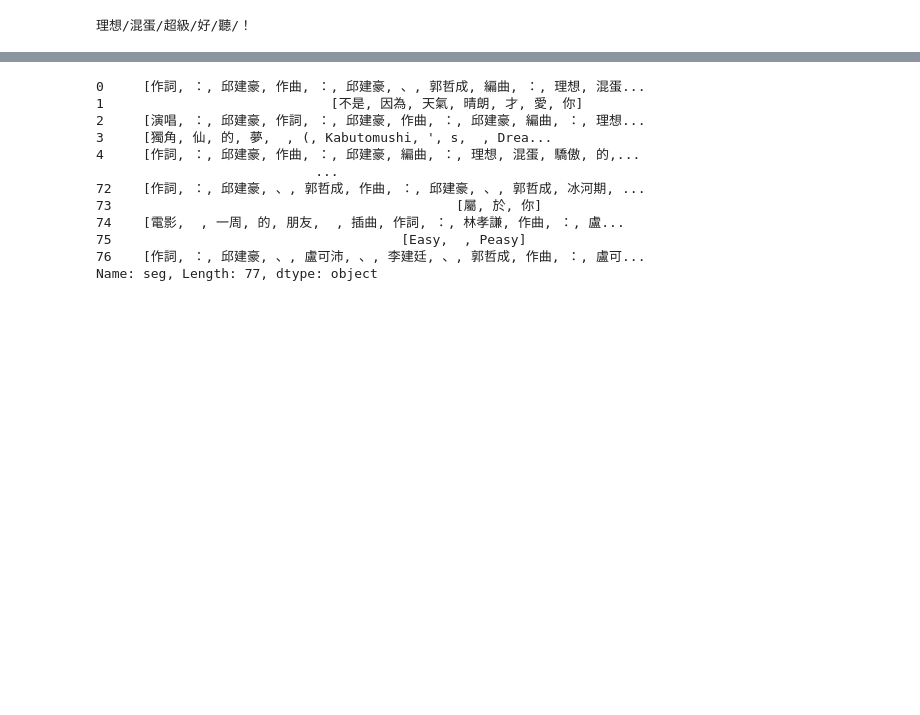
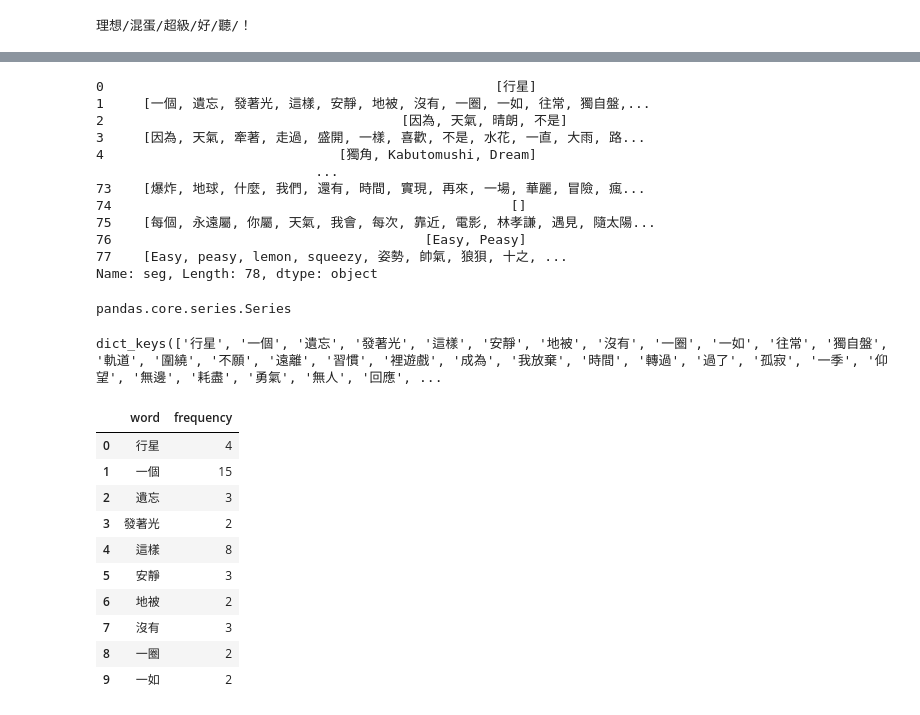
Before and after one commit to kuyuyu/PL, a Jupyter notebook: HW4/request_mojim_終版.ipynb, the cells around one changed output, grey strips where cells are left out. Drawn from its saved outputs; the diff is of its cells as text; code cells hidden in the pictures; blank space fills up the shorter version.

```diff
--- a/HW4/request_mojim_終版.ipynb
+++ b/HW4/request_mojim_終版.ipynb
@@ -79,7 +80,7 @@ import jieba #使用jieba前要先pip install jieba，因為其它地方已經
 # %%
 #test jieba
-documents = ['理想混蛋超級好聽！']
-for sentence in documents:
+document = ['理想混蛋超級好聽！']
+for sentence in document:
     seg_list = jieba.cut(sentence) #cut斷詞後返回一個生成器(generator)
     print('/'.join(seg_list)) #以/區分斷詞，並用join串接字串
 # %% [output]
@@ -97,23 +98,24 @@ bestard.head()
 # %%
+jieba.analyse.set_stop_words('stopwords.txt') #設置停用詞，這些詞在斷詞時會被忽略不計
 index = 0
-for documents in bestard['行星'].astype(str):
-    #seg_list = jieba.analyse.extract_tags(documents, 150)
-    seg_list = jieba.lcut(documents)
-    bestard['seg'].iloc[index] = seg_list
-    index += 1
+for documents in bestard['songs'].astype(str):
+    seg_list = jieba.analyse.extract_tags(documents, 150) #數字表示保留前XX個關鍵詞
+    #seg_list = jieba.lcut(documents) #不需要自訂停用詞檔，所以沒有忽略贅字的功能
+    bestard['seg'].iloc[index] = seg_list #integer location-based indexing(iloc)可通過行列數字訪問數據 #等號兩邊位置不可互換
+    index += 1 #更新index的值，指定下一筆資料要寫入哪一行
 # %%
 bestard['seg']
 # %% [output]
-0     [作詞, ：, 邱建豪, 作曲, ：, 邱建豪, 、, 郭哲成, 編曲, ：, 理想, 混蛋...
-1                             [不是, 因為, 天氣, 晴朗, 才, 愛, 你]
-2     [演唱, ：, 邱建豪, 作詞, ：, 邱建豪, 作曲, ：, 邱建豪, 編曲, ：, 理想...
-3     [獨角, 仙, 的, 夢,  , (, Kabutomushi, ', s,  , Drea...
-4     [作詞, ：, 邱建豪, 作曲, ：, 邱建豪, 編曲, ：, 理想, 混蛋, 驕傲, 的,...
+0                                                  [行星]
+1     [一個, 遺忘, 發著光, 這樣, 安靜, 地被, 沒有, 一圈, 一如, 往常, 獨自盤,...
+2                                      [因為, 天氣, 晴朗, 不是]
+3     [因為, 天氣, 牽著, 走過, 盛開, 一樣, 喜歡, 不是, 水花, 一直, 大雨, 路...
+4                              [獨角, Kabutomushi, Dream]
                             ...
-72    [作詞, ：, 邱建豪, 、, 郭哲成, 作曲, ：, 邱建豪, 、, 郭哲成, 冰河期, ...
-73                                            [屬, 於, 你]
-74    [電影,  , 一周, 的, 朋友,  , 插曲, 作詞, ：, 林孝謙, 作曲, ：, 盧...
-75                                     [Easy,  , Peasy]
-76    [作詞, ：, 邱建豪, 、, 盧可沛, 、, 李建廷, 、, 郭哲成, 作曲, ：, 盧可...
-Name: seg, Length: 77, dtype: object
+73    [爆炸, 地球, 什麼, 我們, 還有, 時間, 實現, 再來, 一場, 華麗, 冒險, 瘋...
+74                                                   []
+75    [每個, 永遠屬, 你屬, 天氣, 我會, 每次, 靠近, 電影, 林孝謙, 遇見, 隨太陽...
+76                                        [Easy, Peasy]
+77    [Easy, peasy, lemon, squeezy, 姿勢, 帥氣, 狼狽, 十之, ...
+Name: seg, Length: 78, dtype: object
 # %%
@@ -120,0 +123,34 @@ bestard.to_csv("0501.csv", index=False)
+# %%
+type(bestard['seg'])
+# %% [output]
+pandas.core.series.Series
+# %%
+#把所有字串用空格連接起來，而其中所有的斷詞會用空格分開
+words_str = ' '.join(bestard['seg'].apply(lambda x: ' '.join(x)))
+# %%
+#Counter計算每個詞的出現次數
+#split將words_str字串中的每個詞以空白分割成一個個單獨的字串，並返回一個由這些字串構成的列表
+#keys會回傳所有斷詞
+Counter(words_str.split()).keys()
+# %% [output]
+dict_keys(['行星', '一個', '遺忘', '發著光', '這樣', '安靜', '地被', '沒有', '一圈', '一如', '往常', '獨自盤', '軌道', '圍繞', '不願', '遠離', '習慣', '裡遊戲', '成為', '我放棄', '時間', '轉過', '過了', '孤寂', '一季', '仰望', '無邊', '耗盡', '勇氣', '無人', '回應', ...
+# %%
+show_key = pd.DataFrame(Counter(words_str.split()).keys()) #key將回傳斷詞並轉換成DataFrame形式
+show_values = pd.DataFrame(Counter(words_str.split()).values()) #values取得所有出現次數並轉換成DataFrame形式
+
+#合併DataFrame
+result = pd.concat([show_key, show_values], axis=1) #axis=0表示按照行的方向進行合併，axis=1表示按照列的方向進行合併
+result.columns = ['word', 'frequency']
+result.head(10)
+# %% [output]
+|  | word | frequency |
+| 0 | 行星 | 4 |
+| 1 | 一個 | 15 |
+| 2 | 遺忘 | 3 |
+| 3 | 發著光 | 2 |
+| 4 | 這樣 | 8 |
+| 5 | 安靜 | 3 |
+| 6 | 地被 | 2 |
+| 7 | 沒有 | 3 |
+| 8 | 一圈 | 2 |
+| 9 | 一如 | 2 |
```
Also changed, not shown: parts of 6 cells of this notebook, 2 other files.
